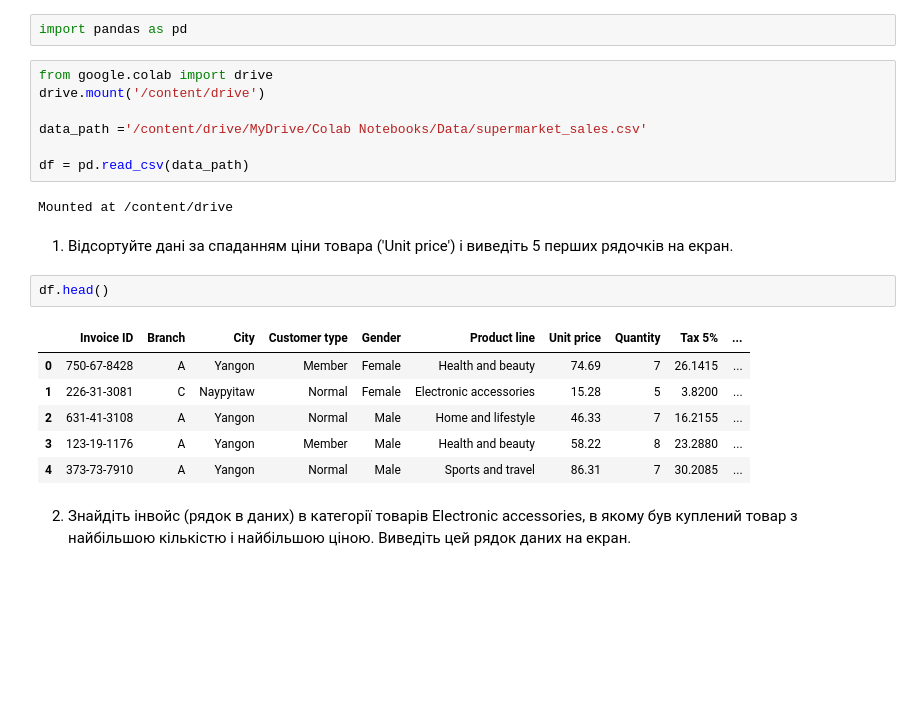
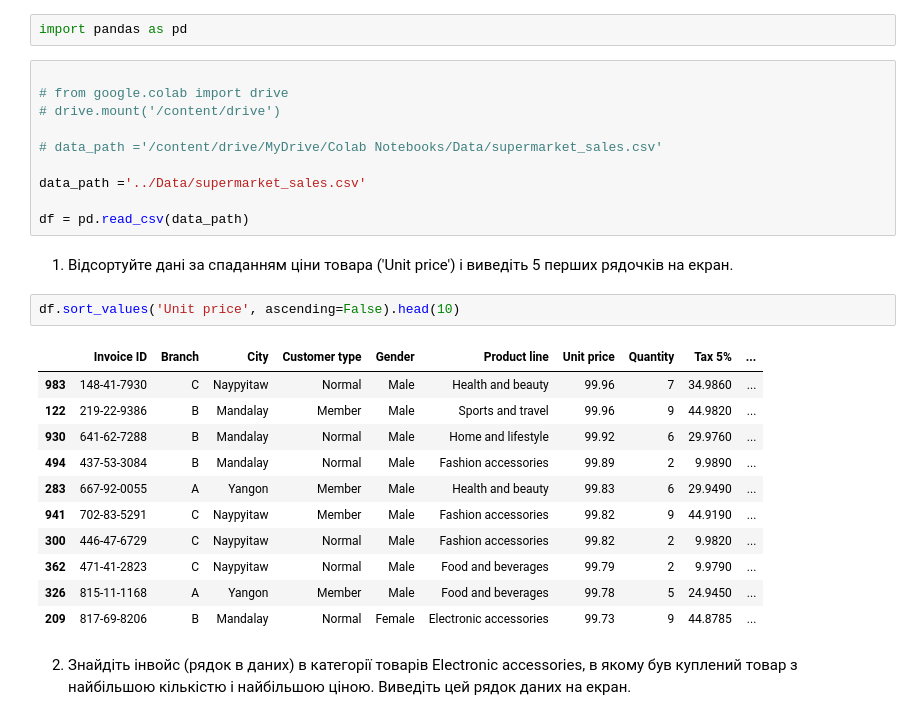
Before and after one commit to Kobzarko/python_for_DA_tasks, a Jupyter notebook: hw_3_3_Розширені_методи_обробки_даних_у_Pandas_.ipynb, the cells around one changed output. Saved outputs shown, nothing was run; the diff lists cells and outputs as text; blank space fills up the shorter version.

Commit message:
Correct sort task

```diff
--- a/hw_3_3_Розширені_методи_обробки_даних_у_Pandas_.ipynb
+++ b/hw_3_3_Розширені_методи_обробки_даних_у_Pandas_.ipynb
@@ -9,25 +9,31 @@
 # %%
 import pandas as pd
 # %%
-from google.colab import drive
-drive.mount('/content/drive')
 
-data_path ='/content/drive/MyDrive/Colab Notebooks/Data/supermarket_sales.csv'
+# from google.colab import drive
+# drive.mount('/content/drive')
+
+# data_path ='/content/drive/MyDrive/Colab Notebooks/Data/supermarket_sales.csv'
+
+data_path ='../Data/supermarket_sales.csv'
 
 df = pd.read_csv(data_path)
-# %% [output]
-Mounted at /content/drive
 # %% [markdown]
 1. Відсортуйте дані за спаданням ціни товара ('Unit price') і виведіть 5 перших рядочків на екран.
-# %%
-df.head()
-# %% [output]
-|  | Invoice ID | Branch | City | Customer type | Gender | Product line | Unit price | Quantity | Tax 5% | ... |
-| 0 | 750-67-8428 | A | Yangon | Member | Female | Health and beauty | 74.69 | 7 | 26.1415 | ... |
-| 1 | 226-31-3081 | C | Naypyitaw | Normal | Female | Electronic accessories | 15.28 | 5 | 3.8200 | ... |
-| 2 | 631-41-3108 | A | Yangon | Normal | Male | Home and lifestyle | 46.33 | 7 | 16.2155 | ... |
-| 3 | 123-19-1176 | A | Yangon | Member | Male | Health and beauty | 58.22 | 8 | 23.2880 | ... |
-| 4 | 373-73-7910 | A | Yangon | Normal | Male | Sports and travel | 86.31 | 7 | 30.2085 | ... |
+# %%
+df.sort_values('Unit price', ascending=False).head(10)
+# %% [output]
+|  | Invoice ID | Branch | City | Customer type | Gender | Product line | Unit price | Quantity | Tax 5% | ... |
+| 983 | 148-41-7930 | C | Naypyitaw | Normal | Male | Health and beauty | 99.96 | 7 | 34.9860 | ... |
+| 122 | 219-22-9386 | B | Mandalay | Member | Male | Sports and travel | 99.96 | 9 | 44.9820 | ... |
+| 930 | 641-62-7288 | B | Mandalay | Normal | Male | Home and lifestyle | 99.92 | 6 | 29.9760 | ... |
+| 494 | 437-53-3084 | B | Mandalay | Normal | Male | Fashion accessories | 99.89 | 2 | 9.9890 | ... |
+| 283 | 667-92-0055 | A | Yangon | Member | Male | Health and beauty | 99.83 | 6 | 29.9490 | ... |
+| 941 | 702-83-5291 | C | Naypyitaw | Member | Male | Fashion accessories | 99.82 | 9 | 44.9190 | ... |
+| 300 | 446-47-6729 | C | Naypyitaw | Normal | Male | Fashion accessories | 99.82 | 2 | 9.9820 | ... |
+| 362 | 471-41-2823 | C | Naypyitaw | Normal | Male | Food and beverages | 99.79 | 2 | 9.9790 | ... |
+| 326 | 815-11-1168 | A | Yangon | Member | Male | Food and beverages | 99.78 | 5 | 24.9450 | ... |
+| 209 | 817-69-8206 | B | Mandalay | Normal | Female | Electronic accessories | 99.73 | 9 | 44.8785 | ... |
 # %% [markdown]
 2. Знайдіть інвойс (рядок в даних) в категорії товарів Electronic accessories, в якому був куплений товар з найбільшою кількістю і найбільшою ціною. Виведіть цей рядок даних на екран.
 # %%
```
